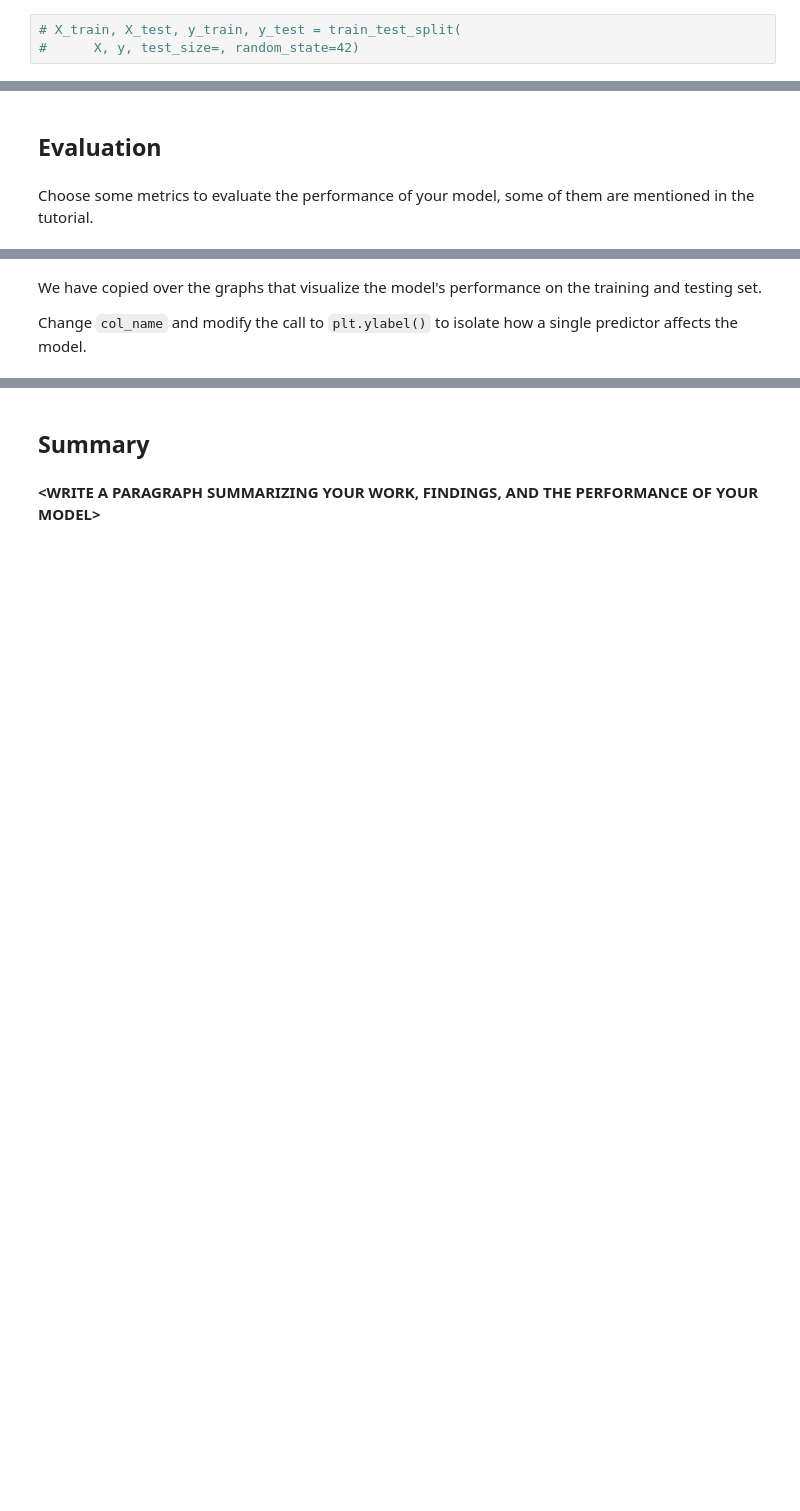
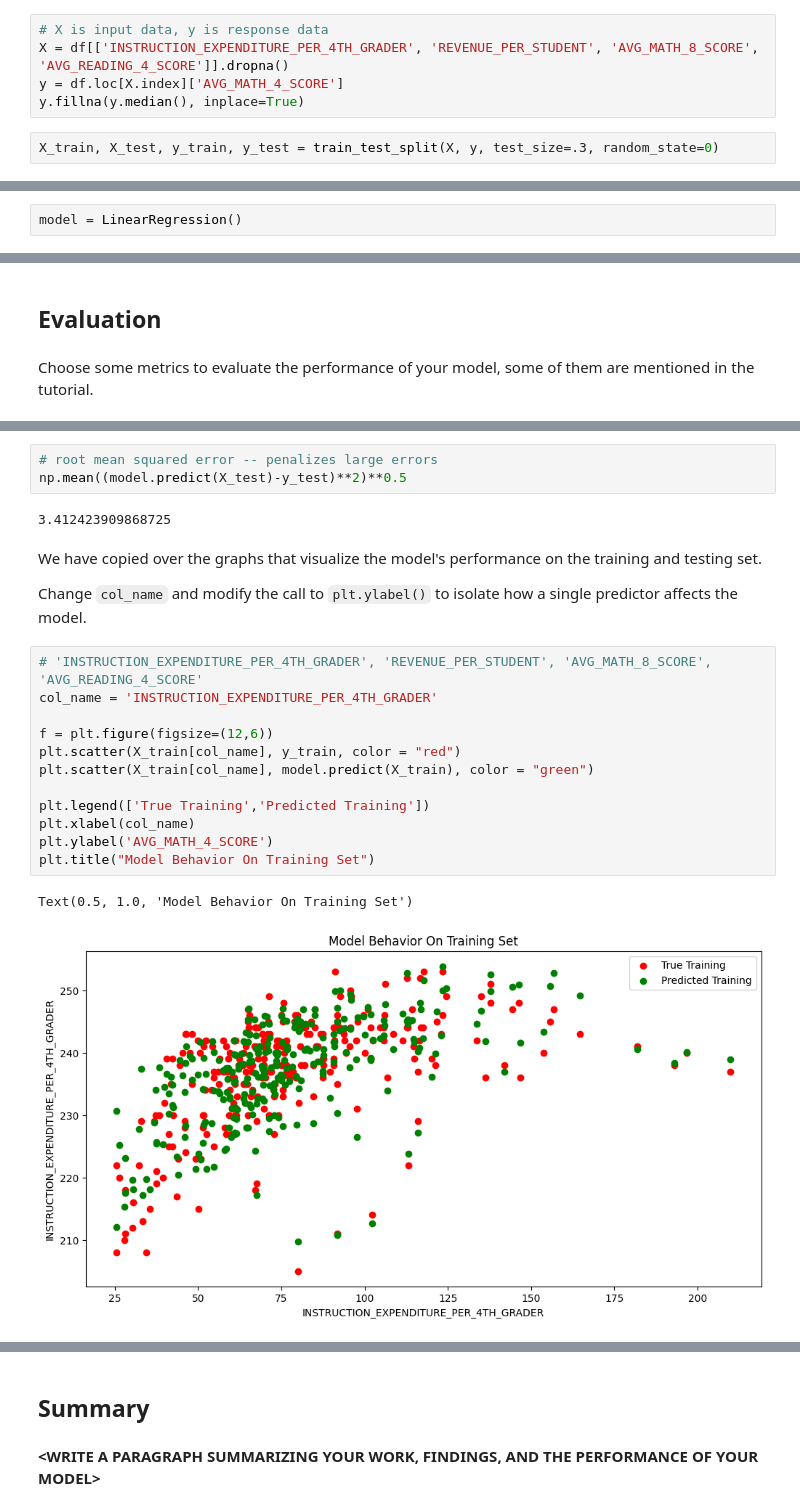
Before and after one commit to shengbinya/MDST-Tutorial-Redesign, a Jupyter notebook: tutorial1/checkpoint1.ipynb, the cells around one changed output, grey strips where cells are left out. Drawn from its saved outputs; the diff is of its cells as text; blank space fills up the shorter version.

```diff
--- a/tutorial1/checkpoint1.ipynb
+++ b/tutorial1/checkpoint1.ipynb
@@ -227,6 +232,10 @@ from sklearn.model_selection import train_test_split
+# %%
+# X is input data, y is response data
+X = df[['INSTRUCTION_EXPENDITURE_PER_4TH_GRADER', 'REVENUE_PER_STUDENT', 'AVG_MATH_8_SCORE', 'AVG_READING_4_SCORE']].dropna()
+y = df.loc[X.index]['AVG_MATH_4_SCORE']
+y.fillna(y.median(), inplace=True)
 # %%
-# X_train, X_test, y_train, y_test = train_test_split(
-#      X, y, test_size=, random_state=42)
+X_train, X_test, y_train, y_test = train_test_split(X, y, test_size=.3, random_state=0)
 # %% [markdown]
 <h2> Prediction </h2>
 # %% [markdown]
@@ -239,2 +246,4 @@ ML Models [Resource](https://medium.com/@vijaya.beeravalli/comparison-of-machine
+# %%
+model = LinearRegression()
 # %%
 model.fit(X_train, y_train)
@@ -247,5 +276,25 @@ Choose some metrics to evaluate the performance of your model, some of them are
+# %%
+# root mean squared error -- penalizes large errors
+np.mean((model.predict(X_test)-y_test)**2)**0.5
+# %% [output]
+3.412423909868725
 # %% [markdown]
 We have copied over the graphs that visualize the model's performance on the training and testing set.
 
 Change `col_name` and modify the call to `plt.ylabel()` to isolate how a single predictor affects the model.
+# %%
+# 'INSTRUCTION_EXPENDITURE_PER_4TH_GRADER', 'REVENUE_PER_STUDENT', 'AVG_MATH_8_SCORE', 'AVG_READING_4_SCORE'
+col_name = 'INSTRUCTION_EXPENDITURE_PER_4TH_GRADER'
+
+f = plt.figure(figsize=(12,6))
+plt.scatter(X_train[col_name], y_train, color = "red")
+plt.scatter(X_train[col_name], model.predict(X_train), color = "green")
+
+plt.legend(['True Training','Predicted Training'])
+plt.xlabel(col_name)
+plt.ylabel('AVG_MATH_4_SCORE')
+plt.title("Model Behavior On Training Set")
+# %% [output]
+Text(0.5, 1.0, 'Model Behavior On Training Set')
+[figure, added]
 # %%
```
Also changed, not shown: parts of 13 cells of this notebook.
